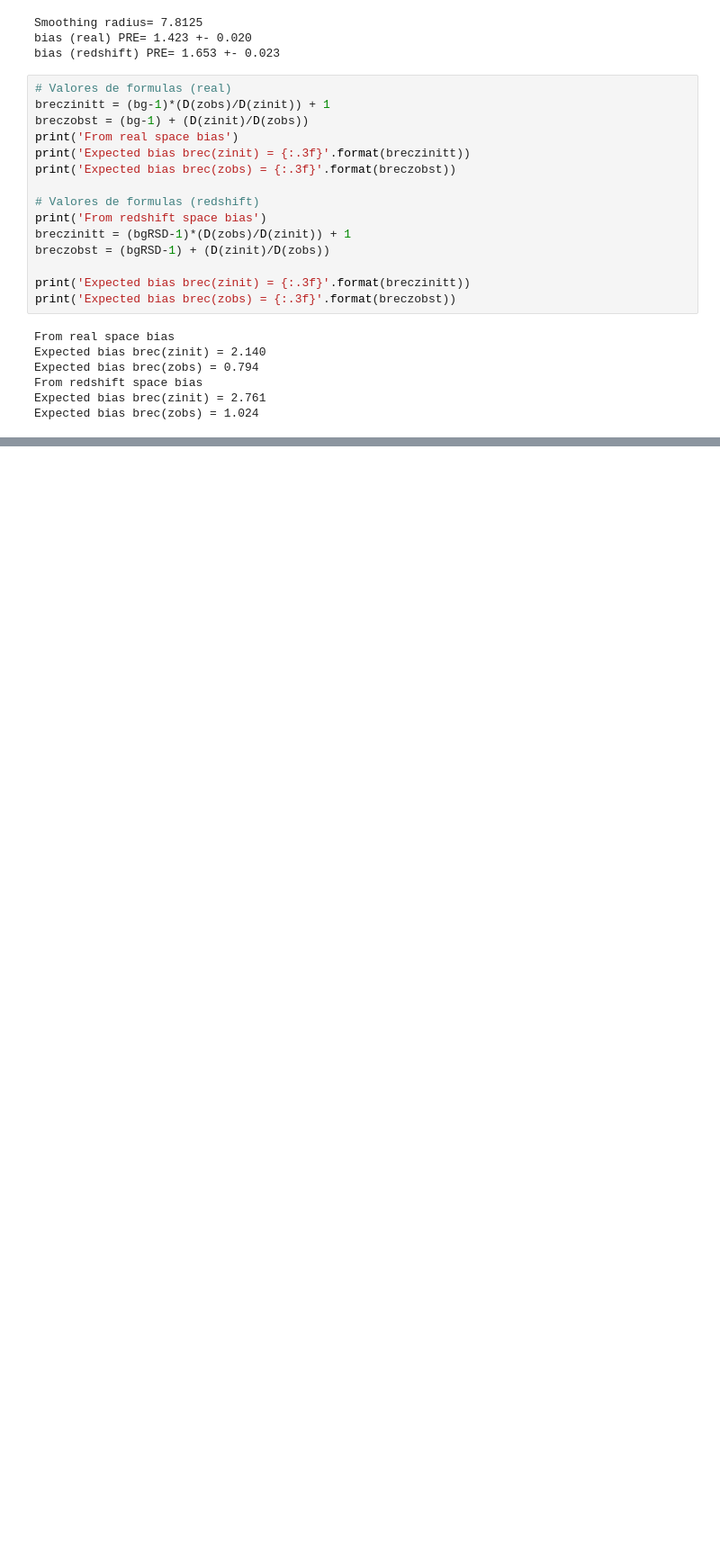
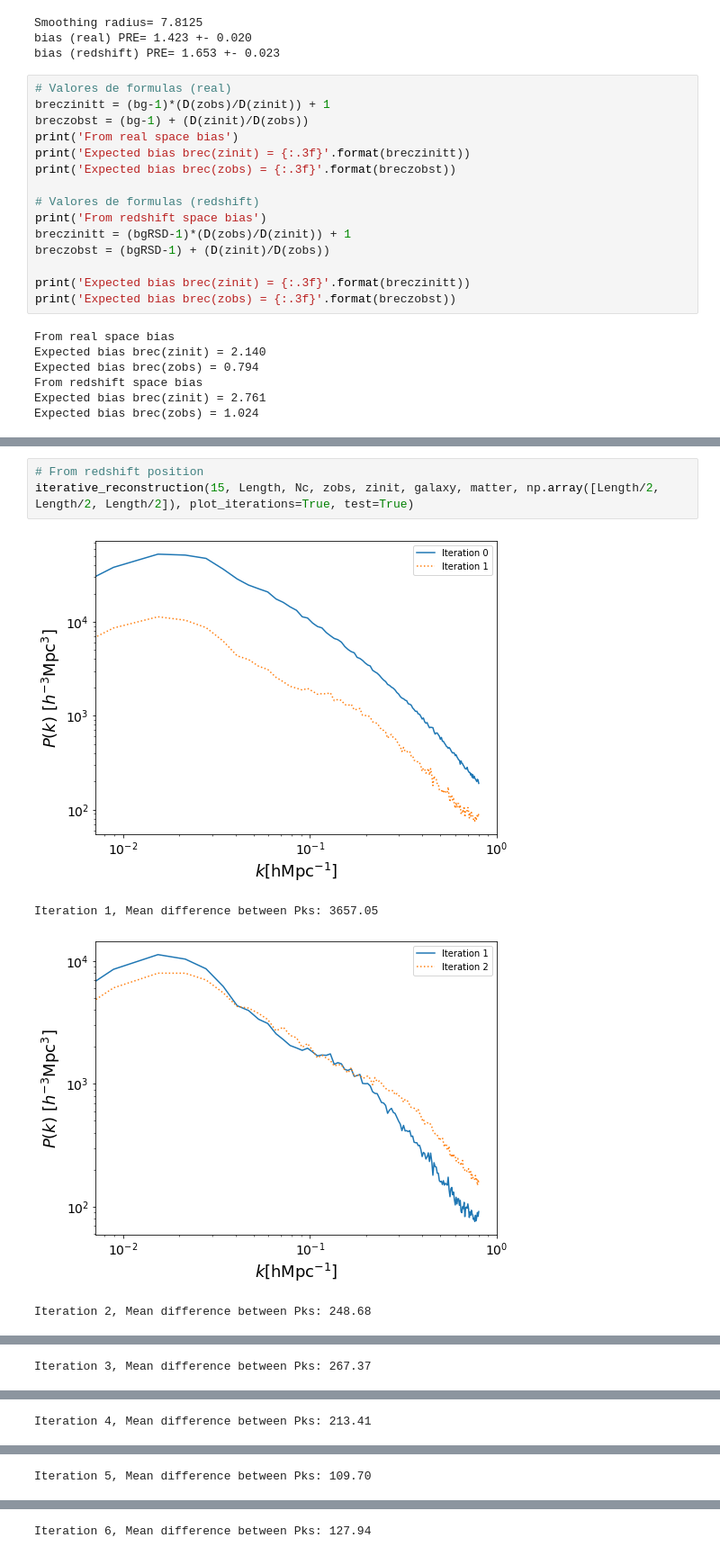
Before and after one commit to pablocoque/nbody_tfm_routines, a Jupyter notebook: mymocks/reconstruction_iter.ipynb, the cells around one changed output, grey strips where cells are left out. Shown at 90% size. Saved outputs shown, nothing was run; the diff lists cells and outputs as text; blank space fills up the shorter version.

```diff
--- a/mymocks/reconstruction_iter.ipynb
+++ b/mymocks/reconstruction_iter.ipynb
@@ -119,0 +122,8 @@ bias (redshift) POST= 2.91(z=3.00),1.08(z=0.30)
+# %%
+# From redshift position
+iterative_reconstruction(15, Length, Nc, zobs, zinit, galaxy, matter, np.array([Length/2, Length/2, Length/2]), plot_iterations=True, test=True)
+# %% [output]
+[figure, added]
+Iteration 1, Mean difference between Pks: 3657.05
+[figure, added]
+Iteration 2, Mean difference between Pks: 248.68
@@ -119,0 +131 @@ bias (redshift) POST= 2.91(z=3.00),1.08(z=0.30)
+Iteration 3, Mean difference between Pks: 267.37
@@ -119,0 +133 @@ bias (redshift) POST= 2.91(z=3.00),1.08(z=0.30)
+Iteration 4, Mean difference between Pks: 213.41
@@ -119,0 +135 @@ bias (redshift) POST= 2.91(z=3.00),1.08(z=0.30)
+Iteration 5, Mean difference between Pks: 109.70
@@ -119,0 +137 @@ bias (redshift) POST= 2.91(z=3.00),1.08(z=0.30)
+Iteration 6, Mean difference between Pks: 127.94
```
Also changed, not shown: parts of 6 cells of this notebook, 1 other file.
